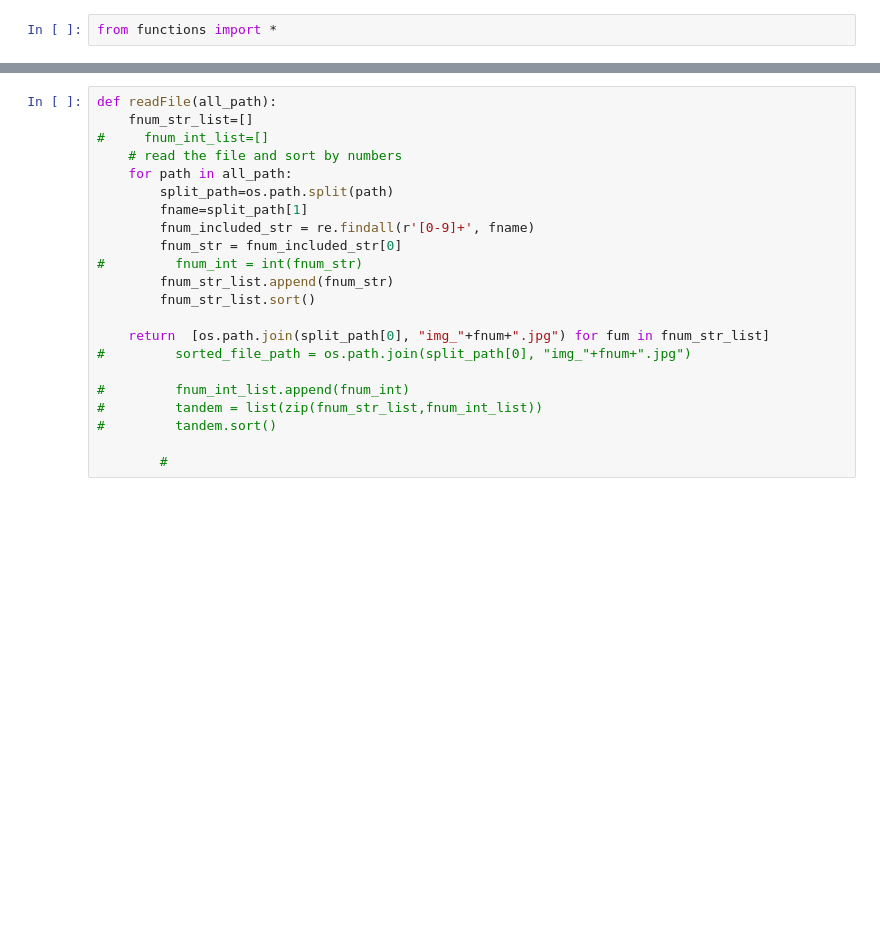
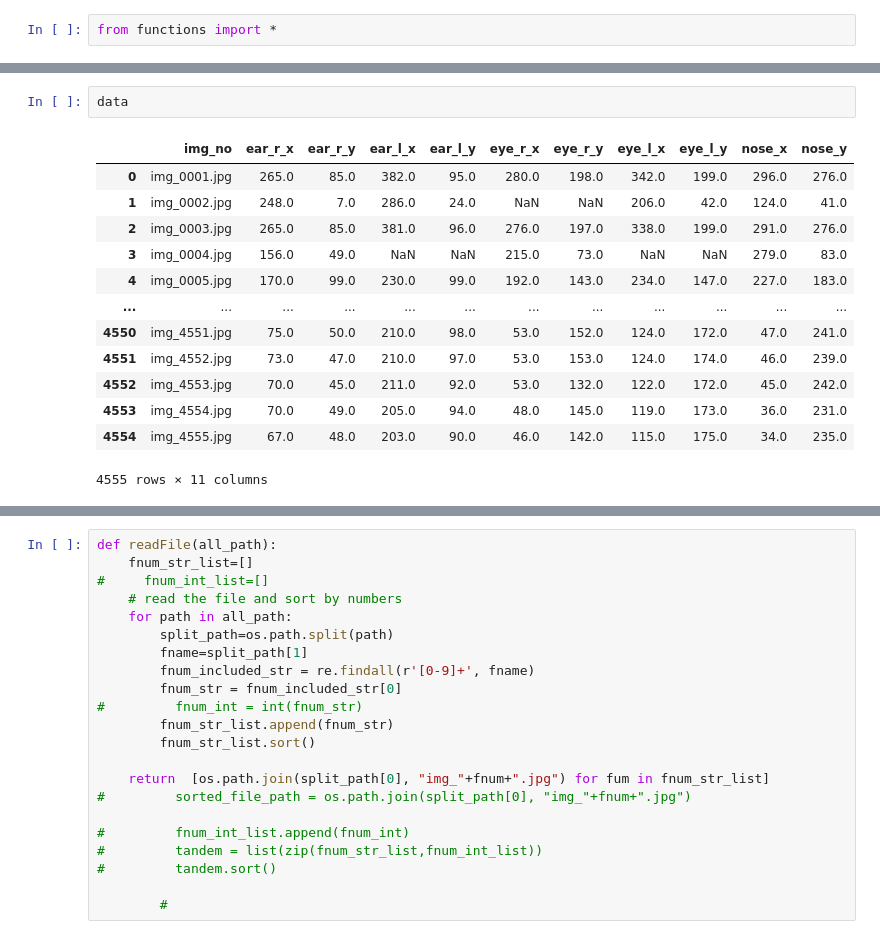
Before and after one commit to caocao0525/Mouse01, a Jupyter notebook: function_check_stage.ipynb, the cells around one changed output, grey strips where cells are left out. Cells and saved outputs as stored; diff of their text form; blank space fills up the shorter version.

```diff
--- a/function_check_stage.ipynb
+++ b/function_check_stage.ipynb
@@ -681,0 +49,16 @@ os.path.split(all_path[0])[0]
+# %%
+data
+# %% [output]
+|  | img_no | ear_r_x | ear_r_y | ear_l_x | ear_l_y | eye_r_x | eye_r_y | eye_l_x | eye_l_y | nose_x | nose_y |
+| 0 | img_0001.jpg | 265.0 | 85.0 | 382.0 | 95.0 | 280.0 | 198.0 | 342.0 | 199.0 | 296.0 | 276.0 |
+| 1 | img_0002.jpg | 248.0 | 7.0 | 286.0 | 24.0 | NaN | NaN | 206.0 | 42.0 | 124.0 | 41.0 |
+| 2 | img_0003.jpg | 265.0 | 85.0 | 381.0 | 96.0 | 276.0 | 197.0 | 338.0 | 199.0 | 291.0 | 276.0 |
+| 3 | img_0004.jpg | 156.0 | 49.0 | NaN | NaN | 215.0 | 73.0 | NaN | NaN | 279.0 | 83.0 |
+| 4 | img_0005.jpg | 170.0 | 99.0 | 230.0 | 99.0 | 192.0 | 143.0 | 234.0 | 147.0 | 227.0 | 183.0 |
+| ... | ... | ... | ... | ... | ... | ... | ... | ... | ... | ... | ... |
+| 4550 | img_4551.jpg | 75.0 | 50.0 | 210.0 | 98.0 | 53.0 | 152.0 | 124.0 | 172.0 | 47.0 | 241.0 |
+| 4551 | img_4552.jpg | 73.0 | 47.0 | 210.0 | 97.0 | 53.0 | 153.0 | 124.0 | 174.0 | 46.0 | 239.0 |
+| 4552 | img_4553.jpg | 70.0 | 45.0 | 211.0 | 92.0 | 53.0 | 132.0 | 122.0 | 172.0 | 45.0 | 242.0 |
+| 4553 | img_4554.jpg | 70.0 | 49.0 | 205.0 | 94.0 | 48.0 | 145.0 | 119.0 | 173.0 | 36.0 | 231.0 |
+| 4554 | img_4555.jpg | 67.0 | 48.0 | 203.0 | 90.0 | 46.0 | 142.0 | 115.0 | 175.0 | 34.0 | 235.0 |
+4555 rows × 11 columns
```
Also changed, not shown: parts of 81 cells of this notebook, 3 other files.
